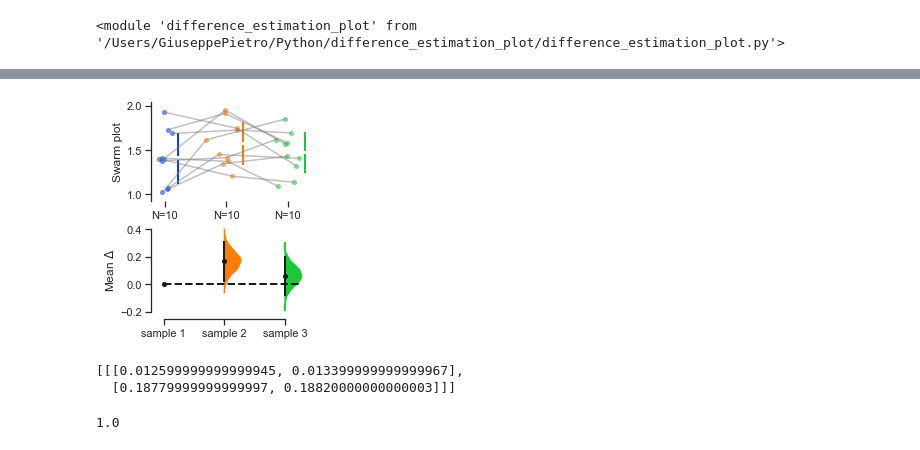
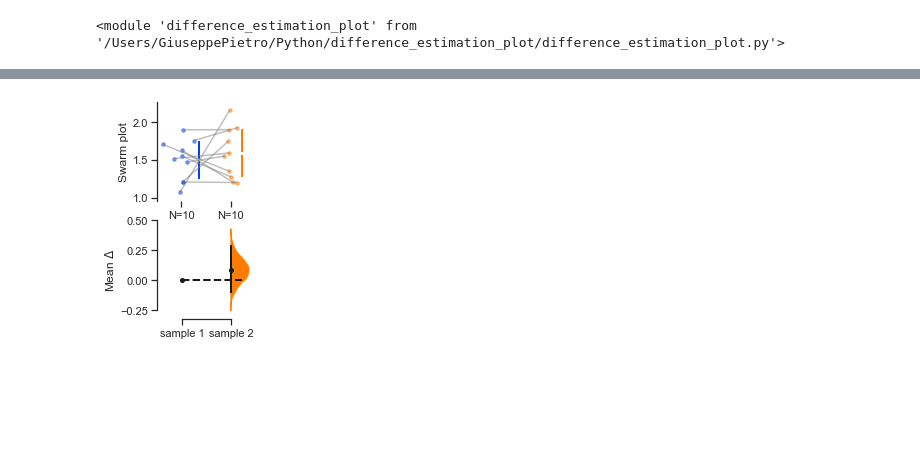
Before and after one commit to drsax93/difference_estimation_plot, a Jupyter notebook: difference_estimation_plot_examples.ipynb, the cells around one changed output, grey strips where cells are left out. Cells and saved outputs as stored; diff of their text form; code cells hidden in the pictures; blank space fills up the shorter version.

```diff
--- a/difference_estimation_plot_examples.ipynb
+++ b/difference_estimation_plot_examples.ipynb
@@ -43,17 +54,7 @@ ci
 # %%
 ## Paired example:
-input_ = {'sample 1': np.random.rand(10) + 1, 'sample 2': np.random.rand(10) + 1.2,
-     'sample 3': np.random.rand(10) + .9}
-KEYS = list(input_.keys())
-fig,m,ci = dpl.estimation_plot(input_, [KEYS], trend=1, nsh=5000, SMOOTH=[1,3], paired=True)
+input_ = {'sample 1': np.random.rand(10) + 1, 'sample 2': np.random.rand(10) + 1.2}
+
+fig, m, p = dpl.estimation_plot(input_, trend=1, nsh=5000, SMOOTH=[1,3], paired=True)
 # %% [output]
-[figure, old version]
+[figure, new version]
-# %%
-ci
-# %% [output]
-[[[0.012599999999999945, 0.013399999999999967],
-  [0.18779999999999997, 0.18820000000000003]]]
-# %%
-1 - np.where(ci[0][1]<0)[0][0] / 5000
-# %% [output]
-1.0
```
Also changed, not shown: parts of 8 cells of this notebook, 1 other file.
